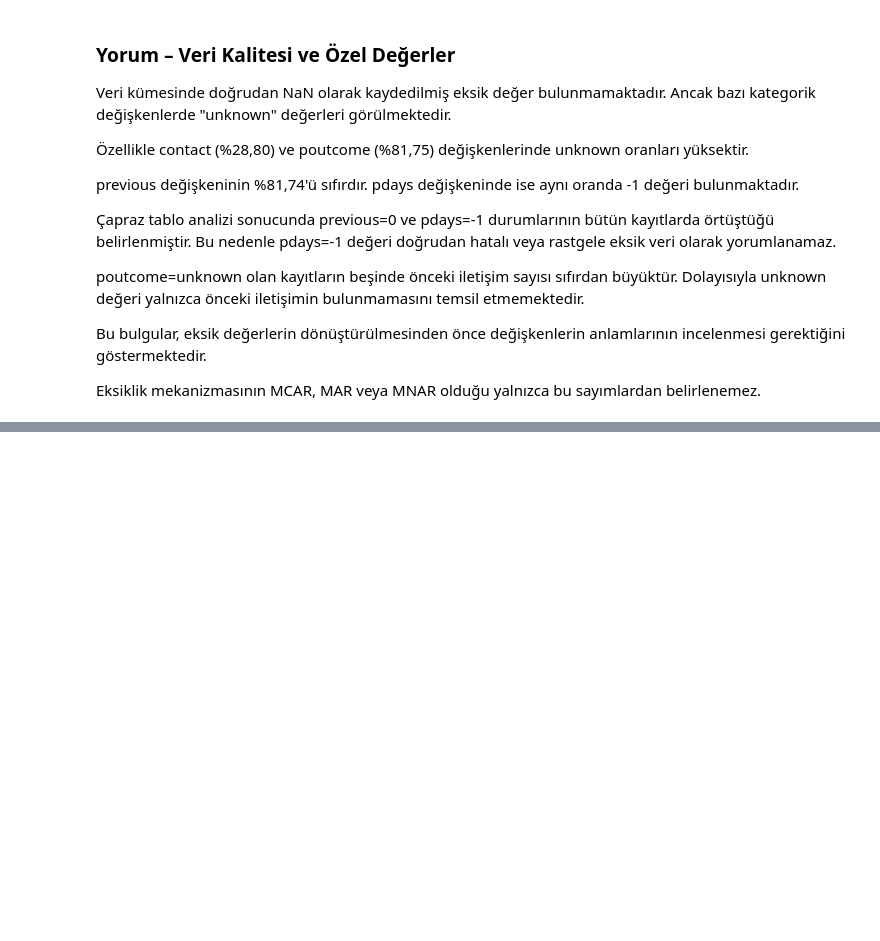
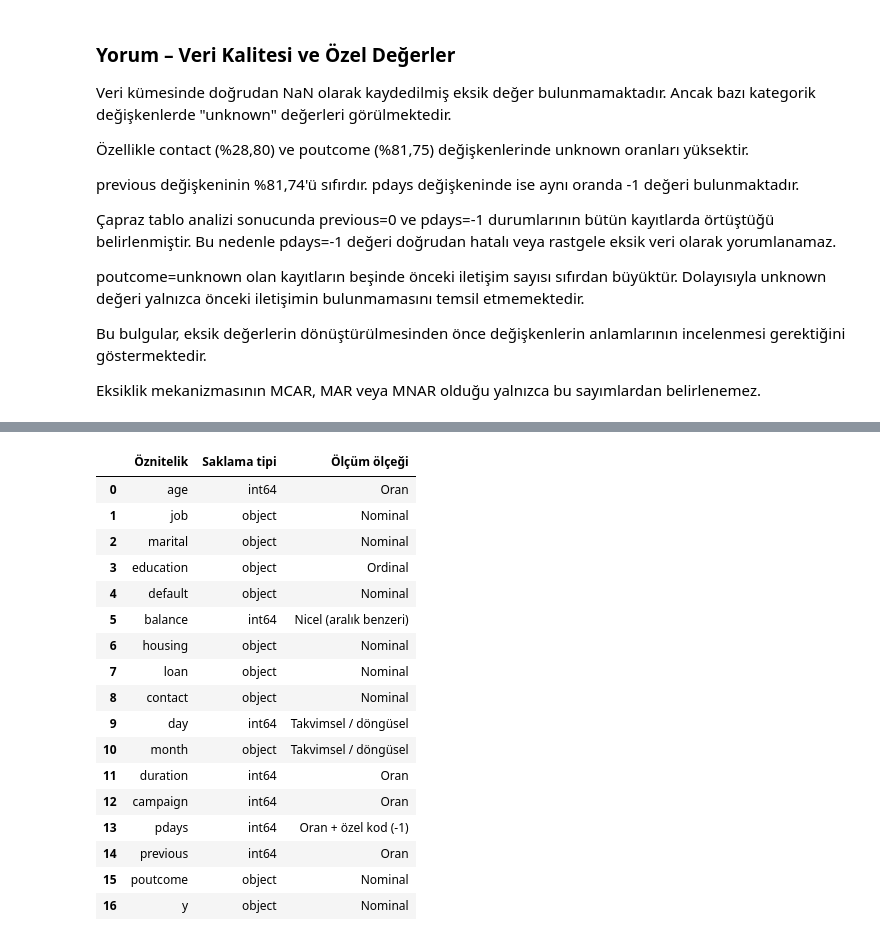
Before and after one commit to KeremATLIHAN/Veri_Bilimleri_Vize, a Jupyter notebook: proje1/BIL545_Proje1_Banka_Guncel.ipynb, the cells around one changed output, grey strips where cells are left out. Cells and saved outputs as stored; diff of their text form; code cells hidden in the pictures; blank space fills up the shorter version.

Commit message:
feat(bolum1): degiskenlerin olcum olceklerini siniflandir

```diff
--- a/proje1/BIL545_Proje1_Banka_Guncel.ipynb
+++ b/proje1/BIL545_Proje1_Banka_Guncel.ipynb
@@ -365,0 +374,55 @@ olduğu yalnızca bu sayımlardan belirlenemez.
+# %%
+olcum_olcekleri = {
+    "age": "Oran",
+    "job": "Nominal",
+    "marital": "Nominal",
+    "education": "Ordinal",
+    "default": "Nominal",
+    "balance": "Nicel (aralık benzeri)",
+    "housing": "Nominal",
+    "loan": "Nominal",
+    "contact": "Nominal",
+    "day": "Takvimsel / döngüsel",
+    "month": "Takvimsel / döngüsel",
+    "duration": "Oran",
+    "campaign": "Oran",
+    "pdays": "Oran + özel kod (-1)",
+    "previous": "Oran",
+    "poutcome": "Nominal",
+    "y": "Nominal"
+}
+
+# Her sütunun tanımlandığını kontrol et
+assert set(olcum_olcekleri) == set(df.columns)
+
+# Önceki kalite tablosuna ölçüm ölçeğini ekle
+olcek_tablosu = kalite_tablosu.copy()
+
+olcek_tablosu["Ölçüm ölçeği"] = (
+    olcek_tablosu["Öznitelik"].map(olcum_olcekleri)
+)
+
+display(
+    olcek_tablosu[
+        ["Öznitelik", "Saklama tipi", "Ölçüm ölçeği"]
+    ]
+)
+# %% [output]
+|  | Öznitelik | Saklama tipi | Ölçüm ölçeği |
+| 0 | age | int64 | Oran |
+| 1 | job | object | Nominal |
+| 2 | marital | object | Nominal |
+| 3 | education | object | Ordinal |
+| 4 | default | object | Nominal |
+| 5 | balance | int64 | Nicel (aralık benzeri) |
+| 6 | housing | object | Nominal |
+| 7 | loan | object | Nominal |
+| 8 | contact | object | Nominal |
+| 9 | day | int64 | Takvimsel / döngüsel |
+| 10 | month | object | Takvimsel / döngüsel |
+| 11 | duration | int64 | Oran |
+| 12 | campaign | int64 | Oran |
+| 13 | pdays | int64 | Oran + özel kod (-1) |
+| 14 | previous | int64 | Oran |
+| 15 | poutcome | object | Nominal |
+| 16 | y | object | Nominal |
```
Also changed, not shown: parts of 2 cells of this notebook.
